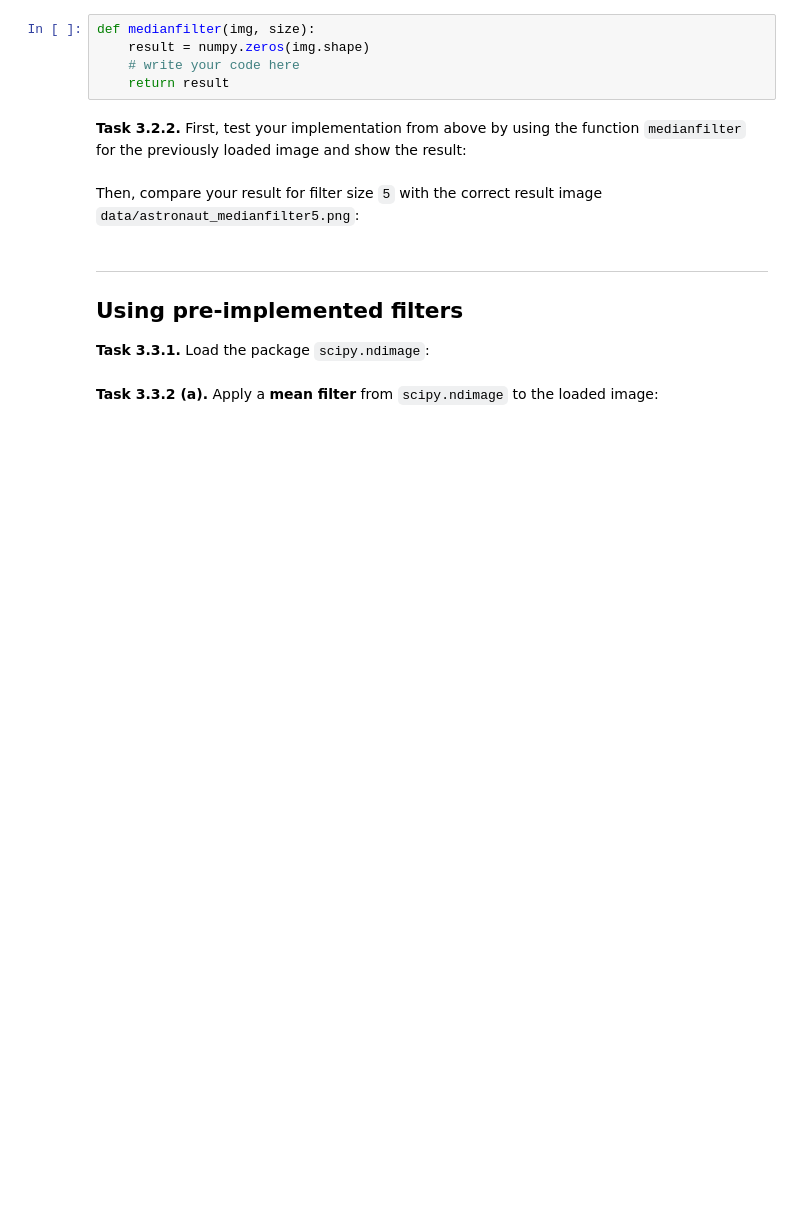
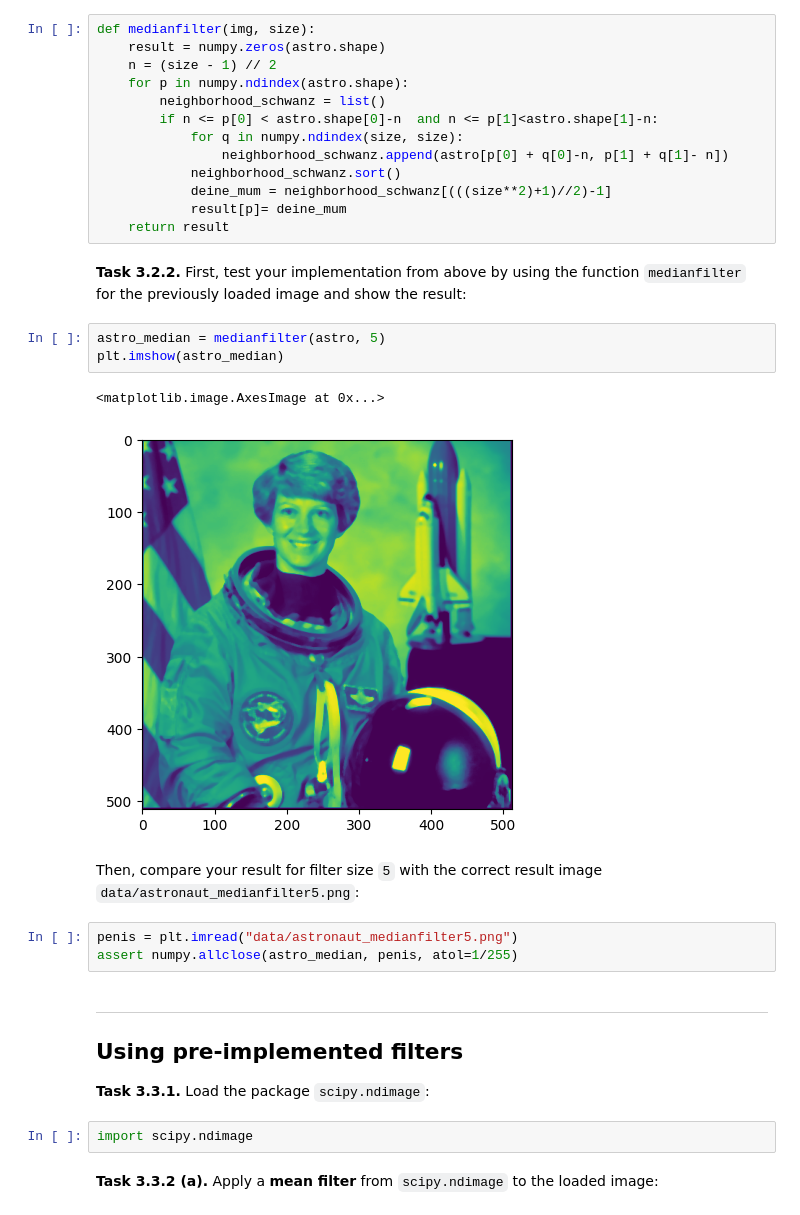
Before and after one commit to annika-st/mobi-fs3-python, a Jupyter notebook: task3.ipynb, the cells around one changed output. Drawn from its saved outputs; the diff is of its cells as text; blank space fills up the shorter version.

```diff
--- a/task3.ipynb
+++ b/task3.ipynb
@@ -52,20 +52,39 @@ assert numpy.allclose(image2, result, atol=1/255)
 ## Non-linear filtering
 
 **<a id="#">Task 3.2.1.</a>** Implement a median filter:
-# %%
-def medianfilter(img, size):
-    result = numpy.zeros(img.shape)
-    # write your code here
-    return result
+# %%
+def medianfilter(img, size):
+    result = numpy.zeros(astro.shape)
+    n = (size - 1) // 2
+    for p in numpy.ndindex(astro.shape):
+        neighborhood_schwanz = list()
+        if n <= p[0] < astro.shape[0]-n  and n <= p[1]<astro.shape[1]-n:
+            for q in numpy.ndindex(size, size):
+                neighborhood_schwanz.append(astro[p[0] + q[0]-n, p[1] + q[1]- n])
+            neighborhood_schwanz.sort()
+            deine_mum = neighborhood_schwanz[(((size**2)+1)//2)-1]
+            result[p]= deine_mum
+    return result
 # %% [markdown]
 **<a id="#">Task 3.2.2.</a>** First, test your implementation from above by using the function `medianfilter` for the previously loaded image and show the result:
+# %%
+astro_median = medianfilter(astro, 5)
+plt.imshow(astro_median)
+# %% [output]
+<matplotlib.image.AxesImage at 0x...>
+[figure, added]
 # %% [markdown]
 Then, compare your result for filter size `5` with the correct result image `data/astronaut_medianfilter5.png`:
+# %%
+penis = plt.imread("data/astronaut_medianfilter5.png")
+assert numpy.allclose(astro_median, penis, atol=1/255)
 # %% [markdown]
 ---
 
 ## Using pre-implemented filters
 
 **<a id="#">Task 3.3.1.</a>** Load the package `scipy.ndimage`:
+# %%
+import scipy.ndimage
 # %% [markdown]
 **<a id="#">Task 3.3.2 (a).</a>** Apply a **mean filter** from `scipy.ndimage` to the loaded image:
```
Also changed, not shown: parts of 5 cells of this notebook.
